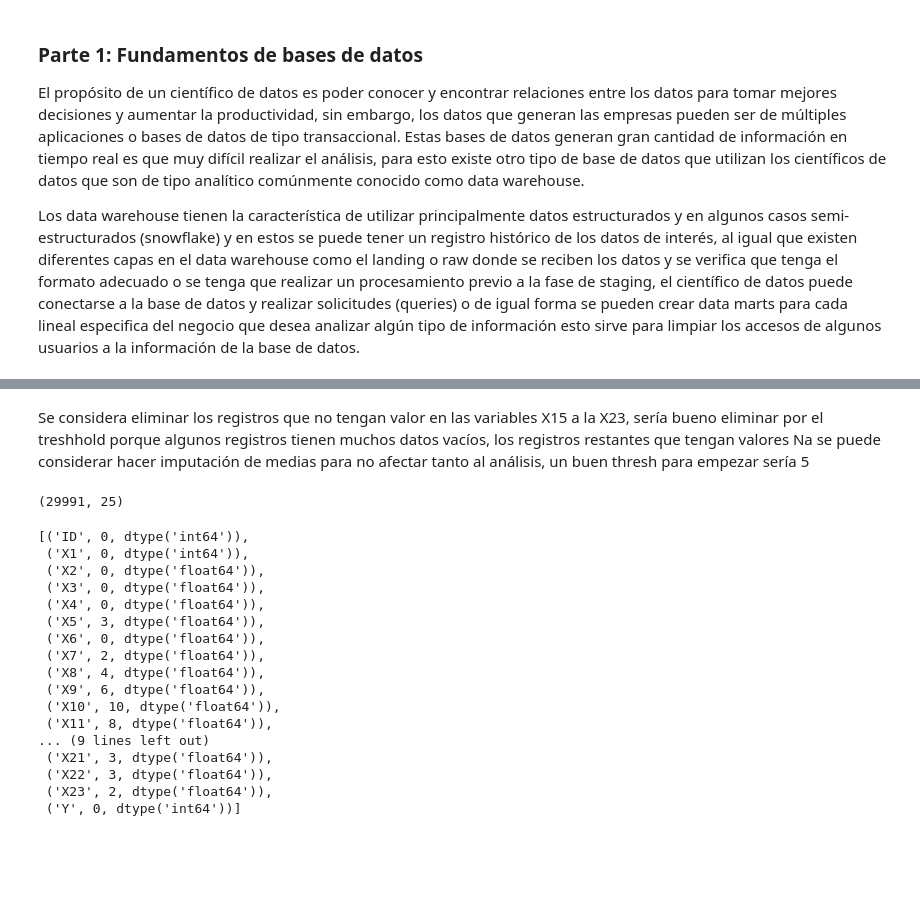
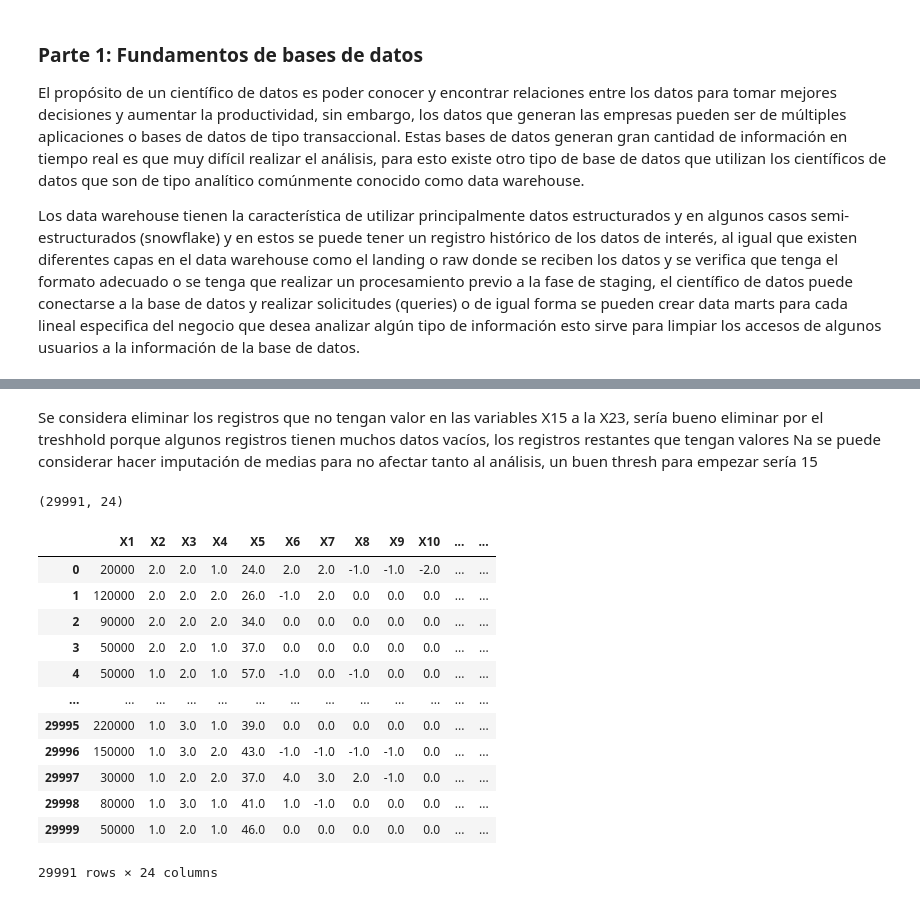
Before and after one commit to PosgradoMNA/actividades-de-aprendizaje-Luisbaduy97, a Jupyter notebook: actividades/semana3_actividad1_A01793919.ipynb, the cells around one changed output, grey strips where cells are left out. Saved outputs shown, nothing was run; the diff lists cells and outputs as text; code cells hidden in the pictures; blank space fills up the shorter version.

```diff
--- a/actividades/semana3_actividad1_A01793919.ipynb
+++ b/actividades/semana3_actividad1_A01793919.ipynb
@@ -89,28 +132,25 @@ data2['Y'] = data2['Y'].apply(lambda x: int(x))
 # %% [markdown]
-Se considera eliminar los registros que no tengan valor en las variables X15 a la X23, sería bueno eliminar por el treshhold porque algunos registros tienen muchos datos vacíos, los registros restantes que tengan valores Na se puede considerar hacer imputación de medias para no afectar tanto al análisis, un buen thresh para empezar sería 5
+Se considera eliminar los registros que no tengan valor en las variables X15 a la X23, sería bueno eliminar por el treshhold porque algunos registros tienen muchos datos vacíos, los registros restantes que tengan valores Na se puede considerar hacer imputación de medias para no afectar tanto al análisis, un buen thresh para empezar sería 15
 # %%
-data3 = data2.copy()
-data3.dropna(thresh=15, inplace=True)
-data3.shape
+data4 = data2.copy()
+data4.dropna(thresh=14, inplace=True)
+data4.shape
 # %% [output]
-(29991, 25)
+(29991, 24)
-# %%
-getColumnInfo(data3)
-# %% [output]
-[('ID', 0, dtype('int64')),
- ('X1', 0, dtype('int64')),
- ('X2', 0, dtype('float64')),
- ('X3', 0, dtype('float64')),
- ('X4', 0, dtype('float64')),
- ('X5', 3, dtype('float64')),
- ('X6', 0, dtype('float64')),
- ('X7', 2, dtype('float64')),
- ('X8', 4, dtype('float64')),
- ('X9', 6, dtype('float64')),
- ('X10', 10, dtype('float64')),
- ('X11', 8, dtype('float64')),
-... (9 lines left out)
- ('X21', 3, dtype('float64')),
- ('X22', 3, dtype('float64')),
- ('X23', 2, dtype('float64')),
- ('Y', 0, dtype('int64'))]
+# %%
+# Realizando la imputación con el valor de la mediana de cada variable
+data4.fillna(value=data4.median())
+# %% [output]
+|  | X1 | X2 | X3 | X4 | X5 | X6 | X7 | X8 | X9 | X10 | ... | ... |
+| 0 | 20000 | 2.0 | 2.0 | 1.0 | 24.0 | 2.0 | 2.0 | -1.0 | -1.0 | -2.0 | ... | ... |
+| 1 | 120000 | 2.0 | 2.0 | 2.0 | 26.0 | -1.0 | 2.0 | 0.0 | 0.0 | 0.0 | ... | ... |
+| 2 | 90000 | 2.0 | 2.0 | 2.0 | 34.0 | 0.0 | 0.0 | 0.0 | 0.0 | 0.0 | ... | ... |
+| 3 | 50000 | 2.0 | 2.0 | 1.0 | 37.0 | 0.0 | 0.0 | 0.0 | 0.0 | 0.0 | ... | ... |
+| 4 | 50000 | 1.0 | 2.0 | 1.0 | 57.0 | -1.0 | 0.0 | -1.0 | 0.0 | 0.0 | ... | ... |
+| ... | ... | ... | ... | ... | ... | ... | ... | ... | ... | ... | ... | ... |
+| 29995 | 220000 | 1.0 | 3.0 | 1.0 | 39.0 | 0.0 | 0.0 | 0.0 | 0.0 | 0.0 | ... | ... |
+| 29996 | 150000 | 1.0 | 3.0 | 2.0 | 43.0 | -1.0 | -1.0 | -1.0 | -1.0 | 0.0 | ... | ... |
+| 29997 | 30000 | 1.0 | 2.0 | 2.0 | 37.0 | 4.0 | 3.0 | 2.0 | -1.0 | 0.0 | ... | ... |
+| 29998 | 80000 | 1.0 | 3.0 | 1.0 | 41.0 | 1.0 | -1.0 | 0.0 | 0.0 | 0.0 | ... | ... |
+| 29999 | 50000 | 1.0 | 2.0 | 1.0 | 46.0 | 0.0 | 0.0 | 0.0 | 0.0 | 0.0 | ... | ... |
+29991 rows × 24 columns
```
Also changed, not shown: parts of 11 cells of this notebook, 2 other files.
